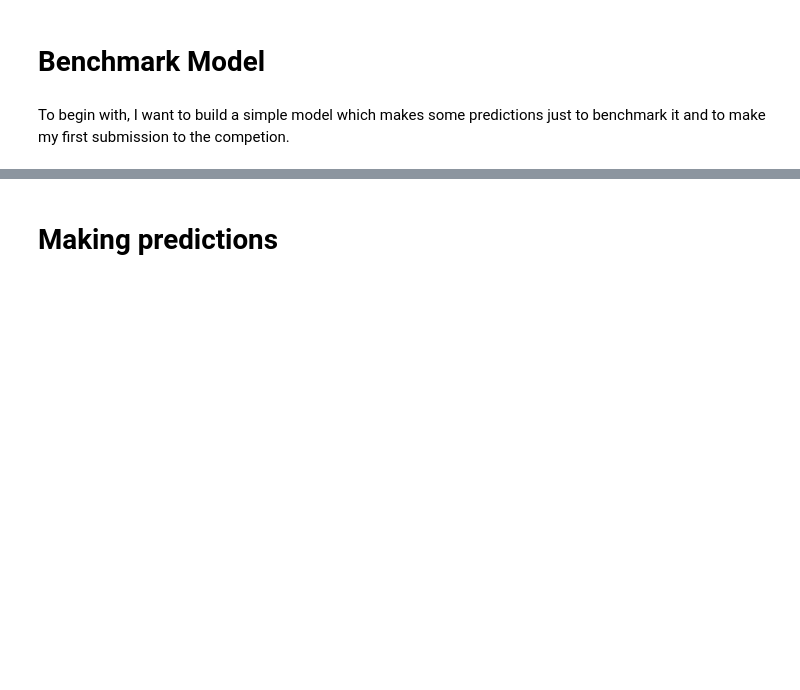
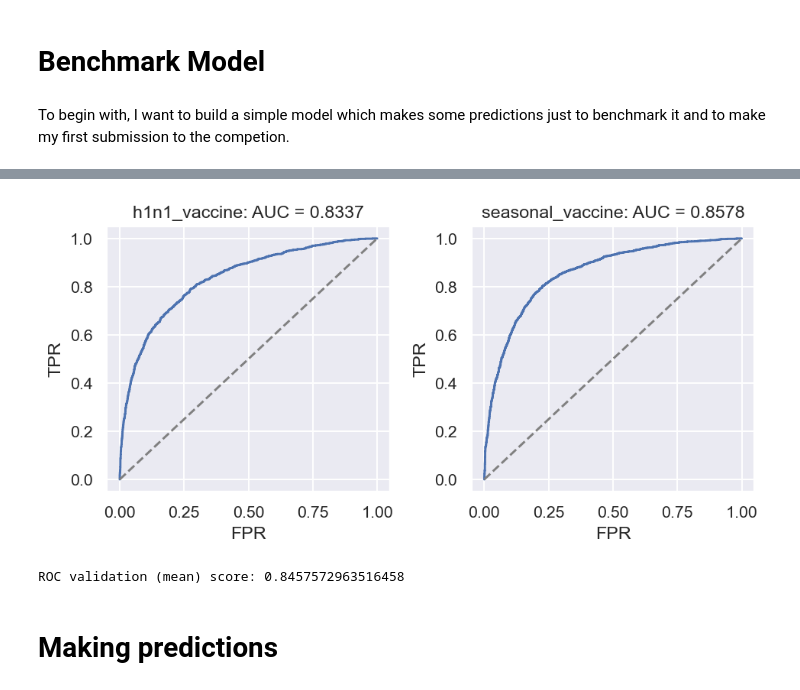
Before and after one commit to J-Rodrigues0/drivendata-flu-shot-learning, a Jupyter notebook: flu_shot_learning-GENERAL.ipynb, the cells around one changed output, grey strips where cells are left out. Drawn from its saved outputs; the diff is of its cells as text; code cells hidden in the pictures; blank space fills up the shorter version.

Commit message:
Finished first version of EDA. Applied insight to make predictions. Tested LightGBM.

```diff
--- a/flu_shot_learning-GENERAL.ipynb
+++ b/flu_shot_learning-GENERAL.ipynb
@@ -241,8 +330,12 @@ XGB_class = XGBClassifier(objective='reg:logistic', random_state=42, use_label_e
+# %%
+from lightgbm import LGBMClassifier
+
+LGBM_class = LGBMClassifier()
 # %%
 from sklearn.multioutput import MultiOutputClassifier
 from sklearn.linear_model import LogisticRegression
 
-XGB_multi_class = MultiOutputClassifier(estimator=XGB_class)
+XGB_multi_class = MultiOutputClassifier(estimator=LGBM_class)
 # %%
 from sklearn.pipeline import Pipeline
 
@@ -253,5 +364,5 @@ full_pipeline.fit(X_train, y_train)
 # %%
 y_pred = full_pipeline.predict_proba(X_valid)
-y_pred = pd.DataFrame({'h1n1': y_pred[0][:, 1],
-                       'seas': y_pred[1][:, 1]}, index = X_valid.index)
+y_pred = pd.DataFrame({'h1n1_vaccine': y_pred[0][:, 1],
+                       'seasonal_vaccine': y_pred[1][:, 1]}, index = X_valid.index)
 # %%
@@ -261,2 +370,35 @@ roc_auc_score(y_valid, y_pred)
+# %%
+def plot_roc(y_true, y_score, label_name, ax):
+    fpr, tpr, thresholds = roc_curve(y_true, y_score)
+    ax.plot(fpr, tpr)
+    ax.plot([0, 1], [0, 1], color='grey', linestyle='--')
+    ax.set_ylabel('TPR')
+    ax.set_xlabel('FPR')
+    ax.set_title(
+        f"{label_name}: AUC = {roc_auc_score(y_true, y_score):.4f}"
+    )
+# %%
+fig, ax = plt.subplots(1, 2, figsize=(7, 3.5))
+
+plot_roc(
+    y_valid['h1n1_vaccine'],
+    y_pred['h1n1_vaccine'],
+    'h1n1_vaccine',
+    ax=ax[0]
+)
+plot_roc(
+    y_valid['seasonal_vaccine'],
+    y_pred['seasonal_vaccine'],
+    'seasonal_vaccine',
+    ax=ax[1]
+)
+fig.tight_layout()
+# %% [output]
+[figure, added]
+# %%
+score = roc_auc_score(y_valid, y_pred)
+print(f'ROC validation (mean) score: {score}')
+# %% [output]
+ROC validation (mean) score: 0.8457572963516458
 # %% [markdown]
 # Making predictions
```
Also changed, not shown: parts of 32 cells of this notebook, 1 other file.
